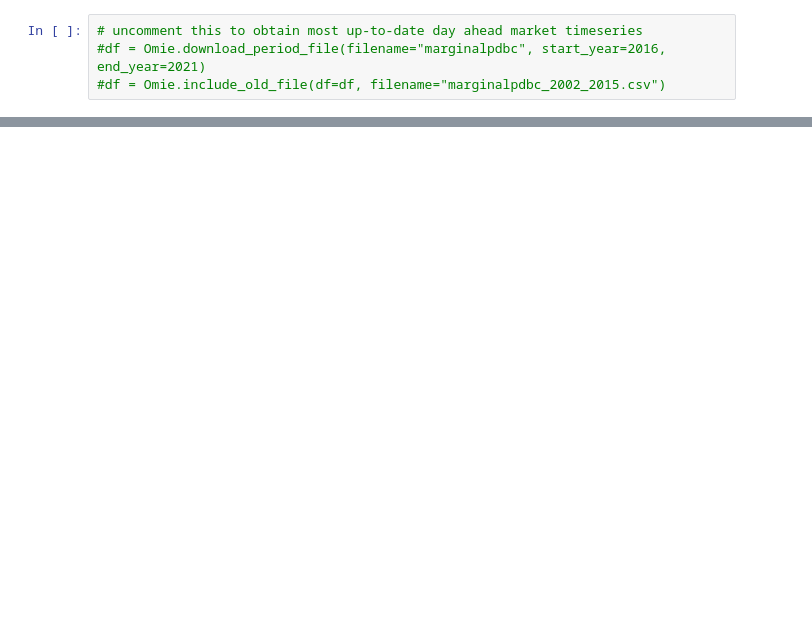
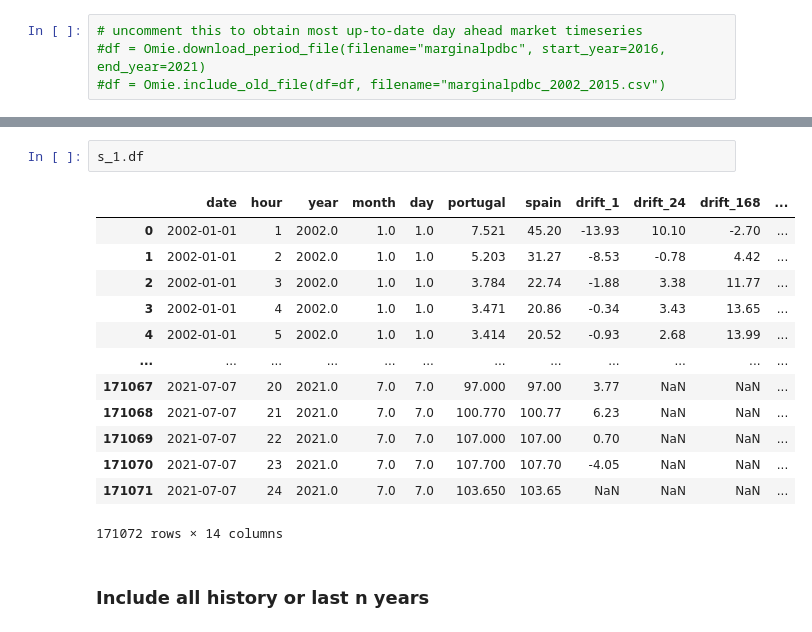
Before and after one commit to NonoMalpi/electricity, a Jupyter notebook: notebooks/Potenciala.ipynb, the cells around one changed output, grey strips where cells are left out. Saved outputs shown, nothing was run; the diff lists cells and outputs as text; blank space fills up the shorter version.

```diff
--- a/notebooks/Potenciala.ipynb
+++ b/notebooks/Potenciala.ipynb
@@ -52,0 +39,18 @@ _ = p.potential.iloc[:120].plot()
+# %%
+s_1.df
+# %% [output]
+|  | date | hour | year | month | day | portugal | spain | drift_1 | drift_24 | drift_168 | ... |
+| 0 | 2002-01-01 | 1 | 2002.0 | 1.0 | 1.0 | 7.521 | 45.20 | -13.93 | 10.10 | -2.70 | ... |
+| 1 | 2002-01-01 | 2 | 2002.0 | 1.0 | 1.0 | 5.203 | 31.27 | -8.53 | -0.78 | 4.42 | ... |
+| 2 | 2002-01-01 | 3 | 2002.0 | 1.0 | 1.0 | 3.784 | 22.74 | -1.88 | 3.38 | 11.77 | ... |
+| 3 | 2002-01-01 | 4 | 2002.0 | 1.0 | 1.0 | 3.471 | 20.86 | -0.34 | 3.43 | 13.65 | ... |
+| 4 | 2002-01-01 | 5 | 2002.0 | 1.0 | 1.0 | 3.414 | 20.52 | -0.93 | 2.68 | 13.99 | ... |
+| ... | ... | ... | ... | ... | ... | ... | ... | ... | ... | ... | ... |
+| 171067 | 2021-07-07 | 20 | 2021.0 | 7.0 | 7.0 | 97.000 | 97.00 | 3.77 | NaN | NaN | ... |
+| 171068 | 2021-07-07 | 21 | 2021.0 | 7.0 | 7.0 | 100.770 | 100.77 | 6.23 | NaN | NaN | ... |
+| 171069 | 2021-07-07 | 22 | 2021.0 | 7.0 | 7.0 | 107.000 | 107.00 | 0.70 | NaN | NaN | ... |
+| 171070 | 2021-07-07 | 23 | 2021.0 | 7.0 | 7.0 | 107.700 | 107.70 | -4.05 | NaN | NaN | ... |
+| 171071 | 2021-07-07 | 24 | 2021.0 | 7.0 | 7.0 | 103.650 | 103.65 | NaN | NaN | NaN | ... |
+171072 rows × 14 columns
+# %% [markdown]
+### Include all history or last n years
```
Also changed, not shown: parts of 26 cells of this notebook, 1 other file.
